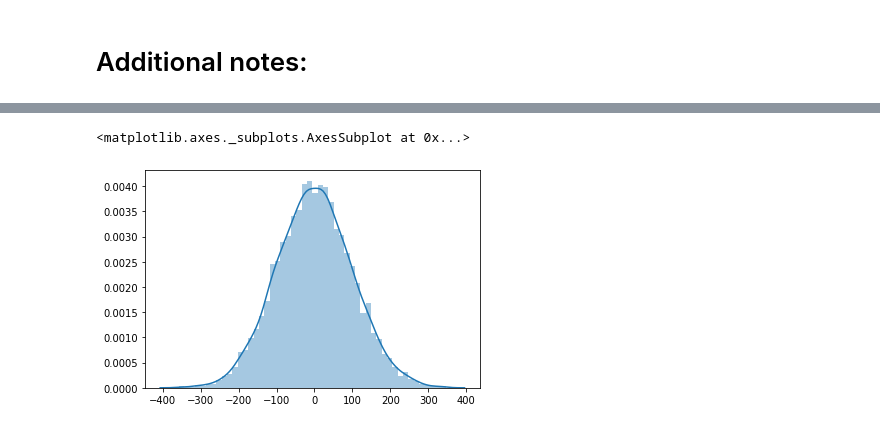
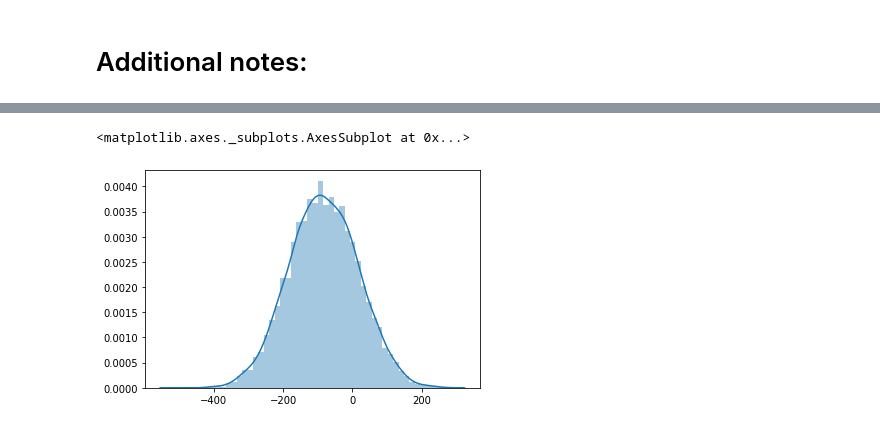
Before and after one commit to benratkin/flatiron, a Jupyter notebook: module_2/section_14/dsc-one-sample-t-tests-lab-onl01-dtsc-ft-012120/index.ipynb, the cells around one changed output, grey strips where cells are left out. Saved outputs shown, nothing was run; the diff lists cells and outputs as text; code cells hidden in the pictures.

```diff
--- a/module_2/section_14/dsc-one-sample-t-tests-lab-onl01-dtsc-ft-012120/index.ipynb
+++ b/module_2/section_14/dsc-one-sample-t-tests-lab-onl01-dtsc-ft-012120/index.ipynb
@@ -147,5 +147,5 @@ sns.distplot(X)
 # %%
-sns.distplot(make_t_dist(X, mu))
+sns.distplot(make_t_dist(X, 15))
 # %% [output]
 <matplotlib.axes._subplots.AxesSubplot at 0x...>
-[figure, old version]
+[figure, new version]
```
Also changed, not shown: parts of 1 cell of this notebook, 11 other files.
